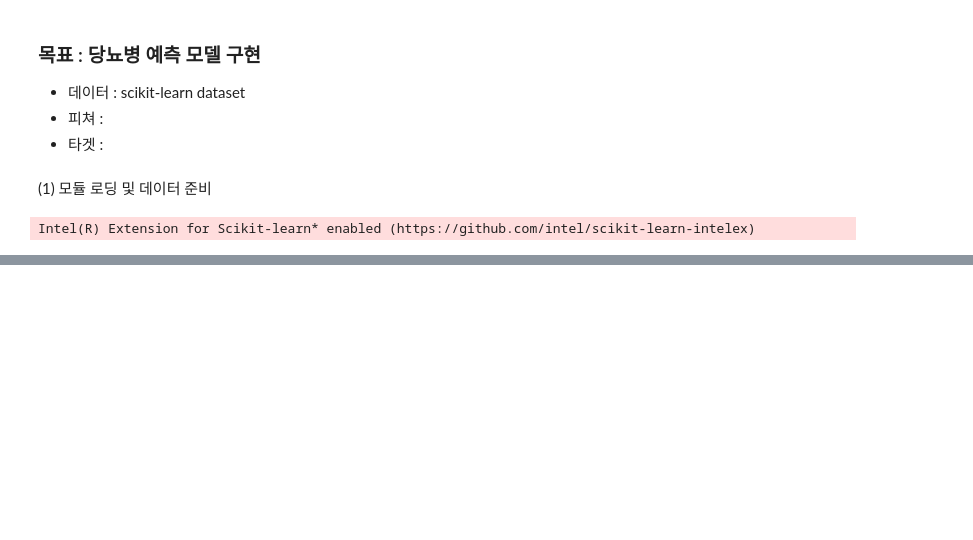
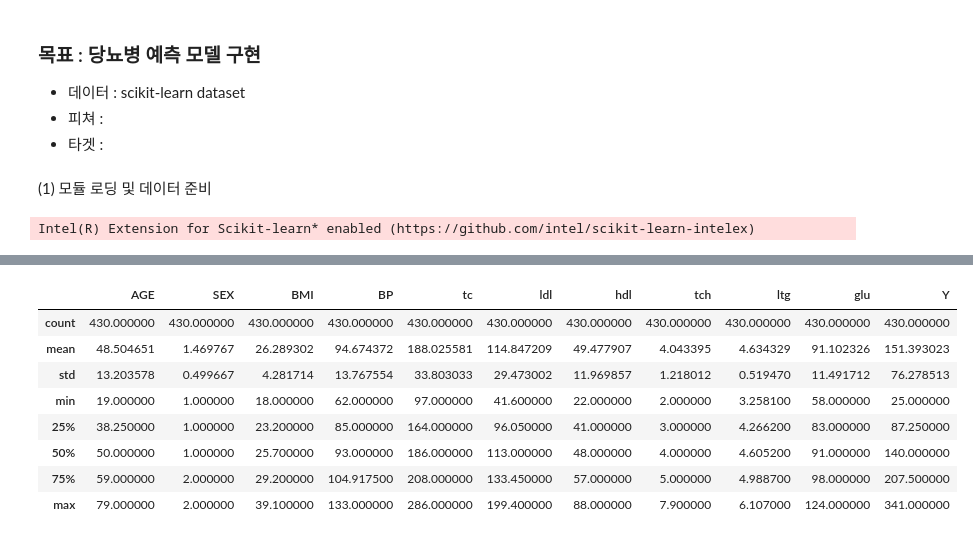
Before and after one commit to Schubert3275/KDT-MachineLearning_Study, a Jupyter notebook: DAY_03/work_0227/이현길_work.ipynb, the cells around one changed output, grey strips where cells are left out. Drawn from its saved outputs; the diff is of its cells as text; code cells hidden in the pictures; blank space fills up the shorter version.

```diff
--- a/DAY_03/work_0227/이현길_work.ipynb
+++ b/DAY_03/work_0227/이현길_work.ipynb
@@ -30,0 +74,12 @@ featureDF.head(3)
+# %%
+diabetesDF.describe()
+# %% [output]
+|  | AGE | SEX | BMI | BP | tc | ldl | hdl | tch | ltg | glu | Y |
+| count | 430.000000 | 430.000000 | 430.000000 | 430.000000 | 430.000000 | 430.000000 | 430.000000 | 430.000000 | 430.000000 | 430.000000 | 430.000000 |
+| mean | 48.504651 | 1.469767 | 26.289302 | 94.674372 | 188.025581 | 114.847209 | 49.477907 | 4.043395 | 4.634329 | 91.102326 | 151.393023 |
+| std | 13.203578 | 0.499667 | 4.281714 | 13.767554 | 33.803033 | 29.473002 | 11.969857 | 1.218012 | 0.519470 | 11.491712 | 76.278513 |
+| min | 19.000000 | 1.000000 | 18.000000 | 62.000000 | 97.000000 | 41.600000 | 22.000000 | 2.000000 | 3.258100 | 58.000000 | 25.000000 |
+| 25% | 38.250000 | 1.000000 | 23.200000 | 85.000000 | 164.000000 | 96.050000 | 41.000000 | 3.000000 | 4.266200 | 83.000000 | 87.250000 |
+| 50% | 50.000000 | 1.000000 | 25.700000 | 93.000000 | 186.000000 | 113.000000 | 48.000000 | 4.000000 | 4.605200 | 91.000000 | 140.000000 |
+| 75% | 59.000000 | 2.000000 | 29.200000 | 104.917500 | 208.000000 | 133.450000 | 57.000000 | 5.000000 | 4.988700 | 98.000000 | 207.500000 |
+| max | 79.000000 | 2.000000 | 39.100000 | 133.000000 | 286.000000 | 199.400000 | 88.000000 | 7.900000 | 6.107000 | 124.000000 | 341.000000 |
```
Also changed, not shown: parts of 17 cells of this notebook, 2 other files.
